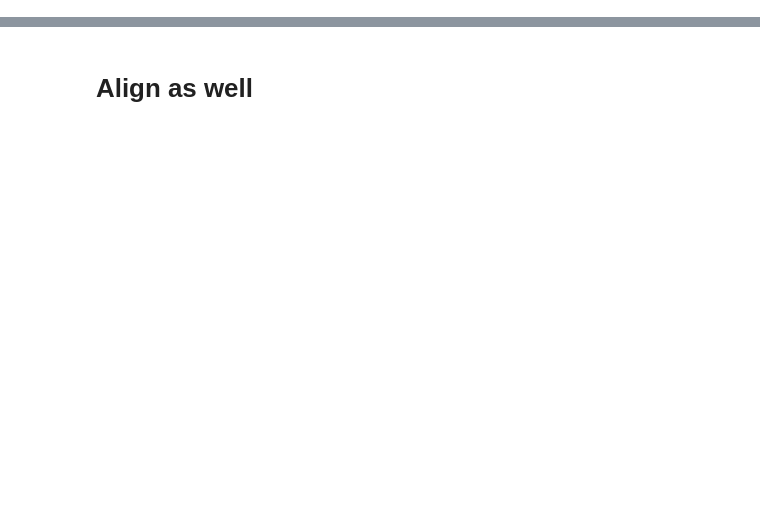
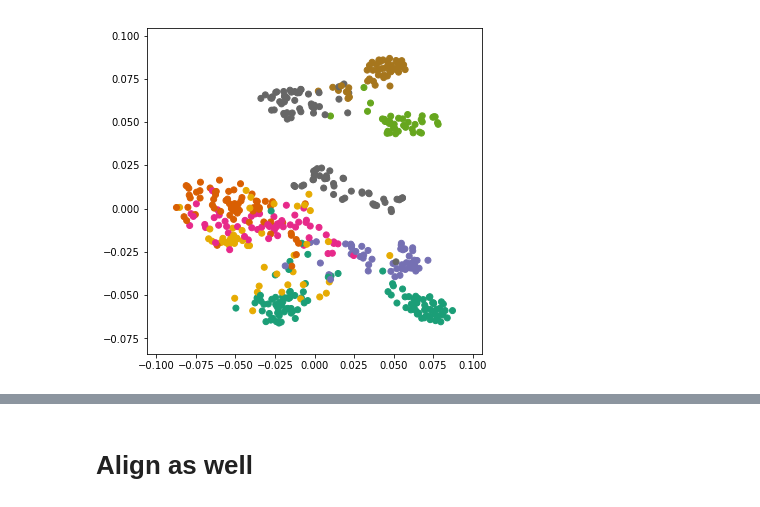
Before and after one commit to CornellDataScience/insights-vizNNs, a Jupyter notebook: MNIST_clothes/TNSE_fashion.ipynb, the cells around one changed output, grey strips where cells are left out. Drawn from its saved outputs; the diff is of its cells as text; code cells hidden in the pictures; blank space fills up the shorter version.

```diff
--- a/MNIST_clothes/TNSE_fashion.ipynb
+++ b/MNIST_clothes/TNSE_fashion.ipynb
@@ -53,11 +50,16 @@ weights_e0 = np.load("layer1_epoch_0.npy")
 weights_e1 = np.load("layer1_epoch_1.npy")
 weights_e2 = np.load("layer1_epoch_2.npy")
 weights_e3 = np.load("layer1_epoch_3.npy")
+weights_1_all = [weights_e0, weights_e1, weights_e2, weights_e3]
+lowD_all_1 = []
 # %%
 tsne = TSNE(perplexity=90, n_components=2, init='random', n_iter=5000)
 lowD_1 = tsne.fit_transform(weights_e0[:500])
 #plot_with_labels(lowD_1, test_labels[:100])
 lowD_1= normalize(lowD_1, axis=0)
 plot_color(lowD_1, test_labels[:500])
+lowD_all_1.append(lowD_1)
+# %% [output]
+[figure, added]
 # %%
 tsne.set_params(init=lowD_1)
```
Also changed, not shown: parts of 35 cells of this notebook, 22 other files.
